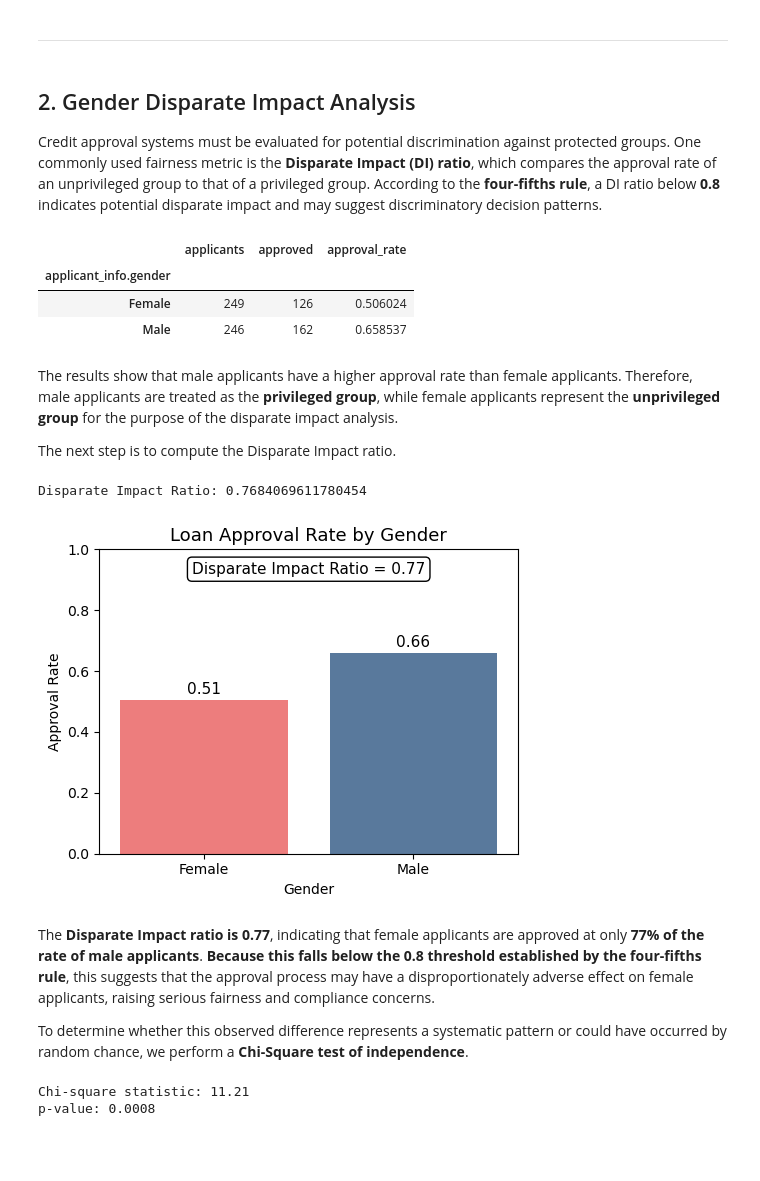
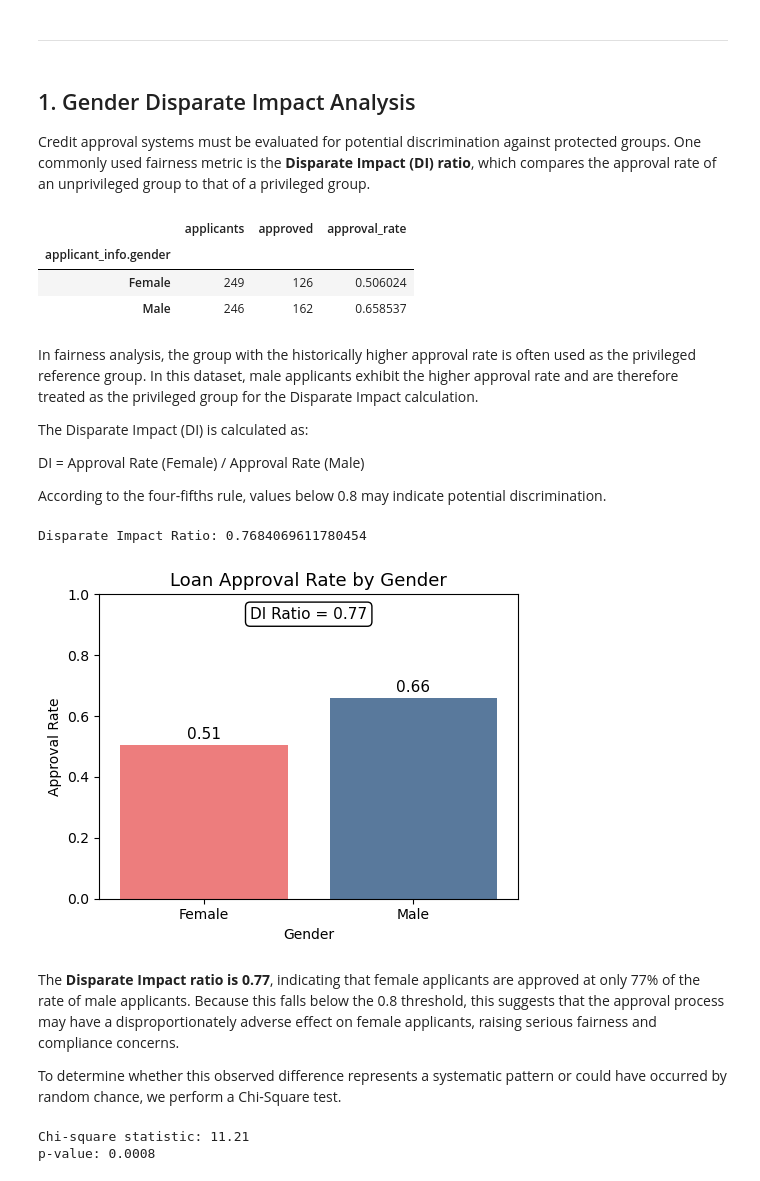
Before and after one commit to Luciamusizzano/dego-project-team1, a Jupyter notebook: notebooks/02-bias-analysis.ipynb, the cells around one changed output. Saved outputs shown, nothing was run; the diff lists cells and outputs as text; code cells hidden in the pictures; blank space fills up the shorter version.

```diff
--- a/notebooks/02-bias-analysis.ipynb
+++ b/notebooks/02-bias-analysis.ipynb
@@ -113,21 +97,14 @@ Second, four records contain invalid or missing birthdates, which prevents age c
 # %%
-# --- Fix gender issue ---
-df_bias['applicant_info.gender'] = df_bias['applicant_info.gender'].replace('', 'Unknown')
-
-# Remove records with unknown gender for fairness analysis
+# Remove records with unknown gender
 df_bias = df_bias[df_bias['applicant_info.gender'].isin(['Male', 'Female'])]
 
-# --- Remove rows with invalid DOB (needed for age analysis) ---
+# Remove rows with invalid DOB
 df_bias = df_bias[df_bias['applicant_info.date_of_birth'].notna()]
 
-# Recalculate age to ensure consistency
+# Recalculate age
 today = pd.Timestamp.today()
 df_bias['age'] = (today - df_bias['applicant_info.date_of_birth']).dt.days // 365
 
-# Create approval indicator
-df_bias['approved'] = df_bias['decision.loan_approved']
-
-# Final dataset check
 print("Final dataset size:", len(df_bias))
 print(df_bias['applicant_info.gender'].value_counts())
 # %% [output]
@@ -139,16 +116,15 @@ Name: count, dtype: int64
 # %% [markdown]
 ------
 # %% [markdown]
-## 2. Gender Disparate Impact Analysis
+## 1. Gender Disparate Impact Analysis
 
 Credit approval systems must be evaluated for potential discrimination against protected groups.
 One commonly used fairness metric is the **Disparate Impact (DI) ratio**, which compares the
-approval rate of an unprivileged group to that of a privileged group. According to the **four-fifths rule**, a DI ratio below **0.8** indicates potential
-disparate impact and may suggest discriminatory decision patterns.
+approval rate of an unprivileged group to that of a privileged group.
 # %%
 approval_summary = df_bias.groupby('applicant_info.gender').agg(
-    applicants=('approved', 'count'),
-    approved=('approved', 'sum')
+    applicants=('decision.loan_approved', 'count'),
+    approved=('decision.loan_approved', 'sum')
 )
 
 approval_summary['approval_rate'] = approval_summary['approved'] / approval_summary['applicants']
@@ -160,9 +136,15 @@ approval_summary
 | Female | 249 | 126 | 0.506024 |
 | Male | 246 | 162 | 0.658537 |
 # %% [markdown]
-The results show that male applicants have a higher approval rate than female applicants. Therefore, male applicants are treated as the **privileged group**, while female applicants represent the **unprivileged group** for the purpose of the disparate impact analysis.
+In fairness analysis, the group with the historically higher approval rate is often used as the privileged reference group.
+In this dataset, male applicants exhibit the higher approval rate and are therefore treated as the privileged group for the Disparate Impact calculation.
 
-The next step is to compute the Disparate Impact ratio.
+
+The Disparate Impact (DI) is calculated as:
+
+DI = Approval Rate (Female) / Approval Rate (Male)
+
+According to the four-fifths rule, values below 0.8 may indicate potential discrimination.
 # %%
 # Extract approval rates from summary table
 female_rate = approval_summary.loc['Female', 'approval_rate']
@@ -177,45 +159,43 @@ print("\nDisparate Impact Ratio:", di_ratio)
 # Plot approval rate by gender
 plt.figure(figsize=(5,4))
 
 sns.barplot(
     x=approval_summary.index,
     y=approval_summary['approval_rate'],
     palette=["#FF6B6B", "#4E79A7"]
 )
 
 plt.title("Loan Approval Rate by Gender", fontsize=13)
 plt.xlabel("Gender")
 plt.ylabel("Approval Rate")
 plt.ylim(0,1)
 
 # Add approval rate labels above bars
 for i, v in enumerate(approval_summary['approval_rate']):
     plt.text(i, v + 0.02, f"{v:.2f}", ha='center', fontsize=11)
 
 # Add DI ratio annotation
 plt.text(
     0.5, 0.92,
-    f"Disparate Impact Ratio = {di_ratio:.2f}",
+    f"DI Ratio = {di_ratio:.2f}",
     ha='center',
     fontsize=11,
     bbox=dict(facecolor='white', edgecolor='black', boxstyle='round')
 )
 
 plt.tight_layout()
 plt.show()
 # %% [output]
 Disparate Impact Ratio: 0.7684069611780454
-[figure, old version]
+[figure, new version]
 # %% [markdown]
 The **Disparate Impact ratio is 0.77**, indicating that female applicants are approved at
-only **77% of the rate of male applicants**. **Because this falls below the 0.8 threshold
-established by the four-fifths rule**, this suggests that the approval process may have a
+only 77% of the rate of male applicants. Because this falls below the 0.8 threshold, this suggests that the approval process may have a
 disproportionately adverse effect on female applicants, raising serious fairness and
 compliance concerns.
 
 To determine whether this observed difference represents a systematic
-pattern or could have occurred by random chance, we perform a **Chi-Square test of
-independence**.
+pattern or could have occurred by random chance, we perform a Chi-Square test.
 # %%
 from scipy.stats import chi2_contingency
 
```
Also changed, not shown: parts of 23 cells of this notebook.
